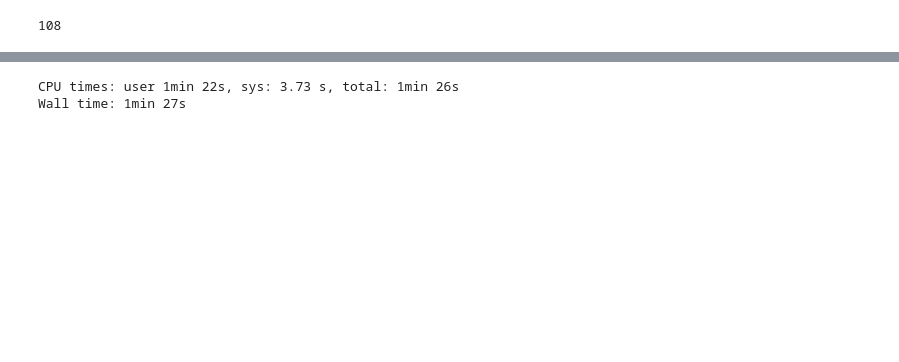
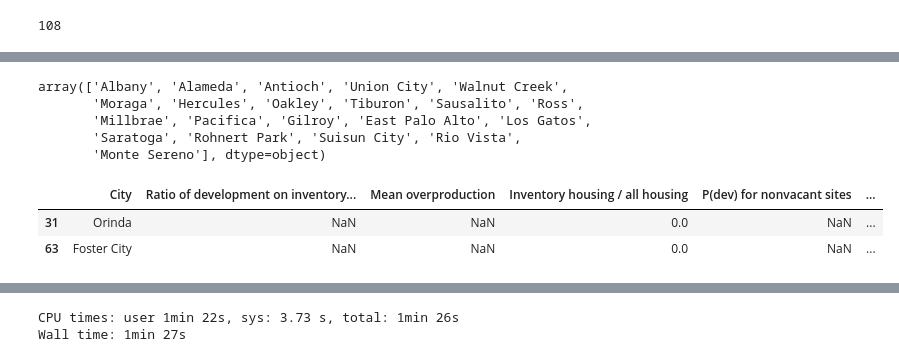
Before and after one commit to YIMBYdata/housing-elements, a Jupyter notebook: Final results.ipynb, the cells around one changed output, grey strips where cells are left out. Drawn from its saved outputs; the diff is of its cells as text; code cells hidden in the pictures; blank space fills up the shorter version.

```diff
--- a/Final results.ipynb
+++ b/Final results.ipynb
@@ -149,0 +173,14 @@ results_df.round(3)
+# %%
+results_df[results_df['P(dev) for inventory'] == 0].City.values
+# %% [output]
+array(['Albany', 'Alameda', 'Antioch', 'Union City', 'Walnut Creek',
+       'Moraga', 'Hercules', 'Oakley', 'Tiburon', 'Sausalito', 'Ross',
+       'Millbrae', 'Pacifica', 'Gilroy', 'East Palo Alto', 'Los Gatos',
+       'Saratoga', 'Rohnert Park', 'Suisun City', 'Rio Vista',
+       'Monte Sereno'], dtype=object)
+# %%
+results_df[results_df['P(dev) for inventory'].isna()]
+# %% [output]
+|  | City | Ratio of development on inventory... | Mean overproduction | Inventory housing / all housing | P(dev) for nonvacant sites | ... |
+| 31 | Orinda | NaN | NaN | 0.0 | NaN | ... |
+| 63 | Foster City | NaN | NaN | 0.0 | NaN | ... |
```
Also changed, not shown: parts of 33 cells of this notebook.
